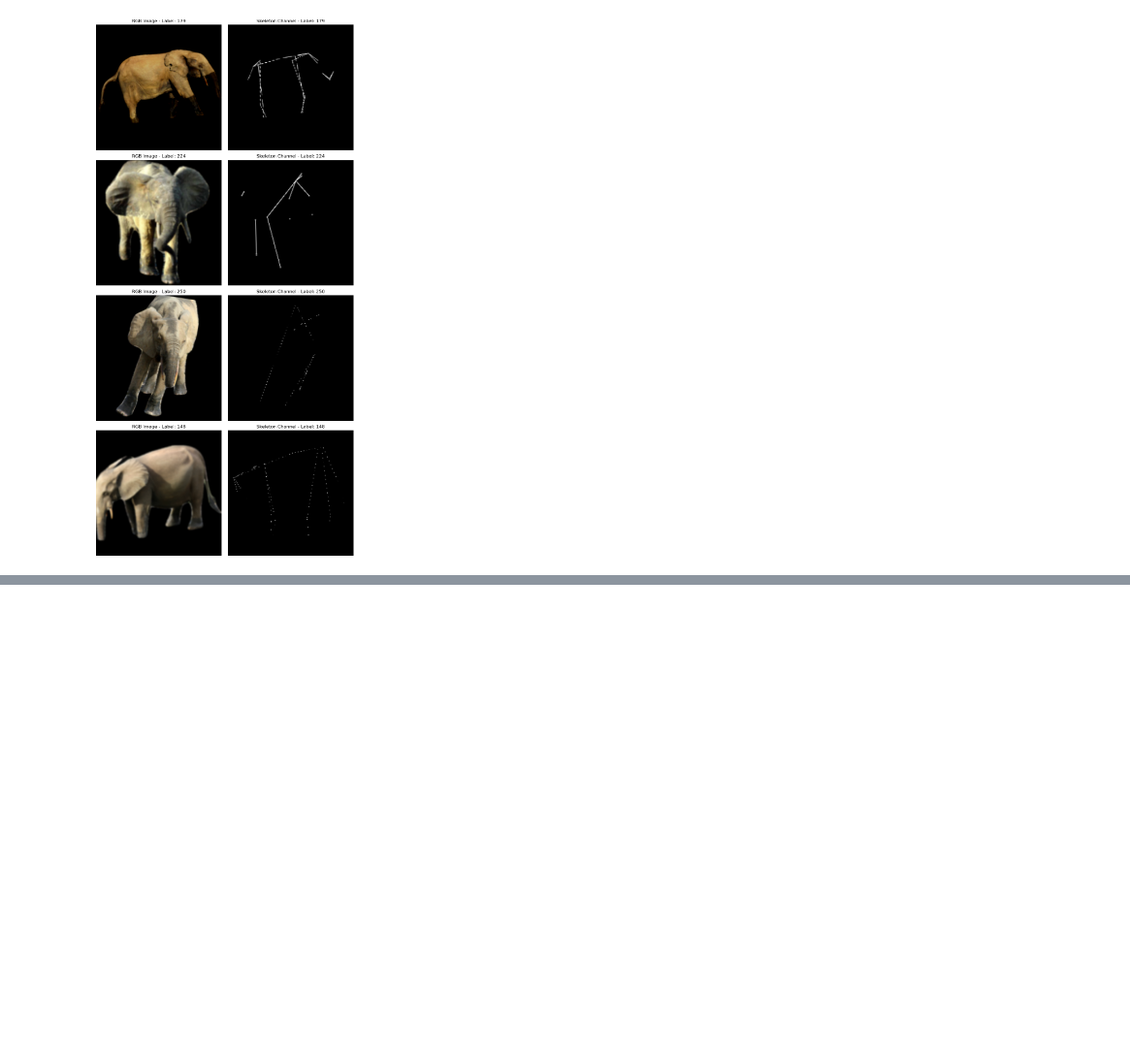
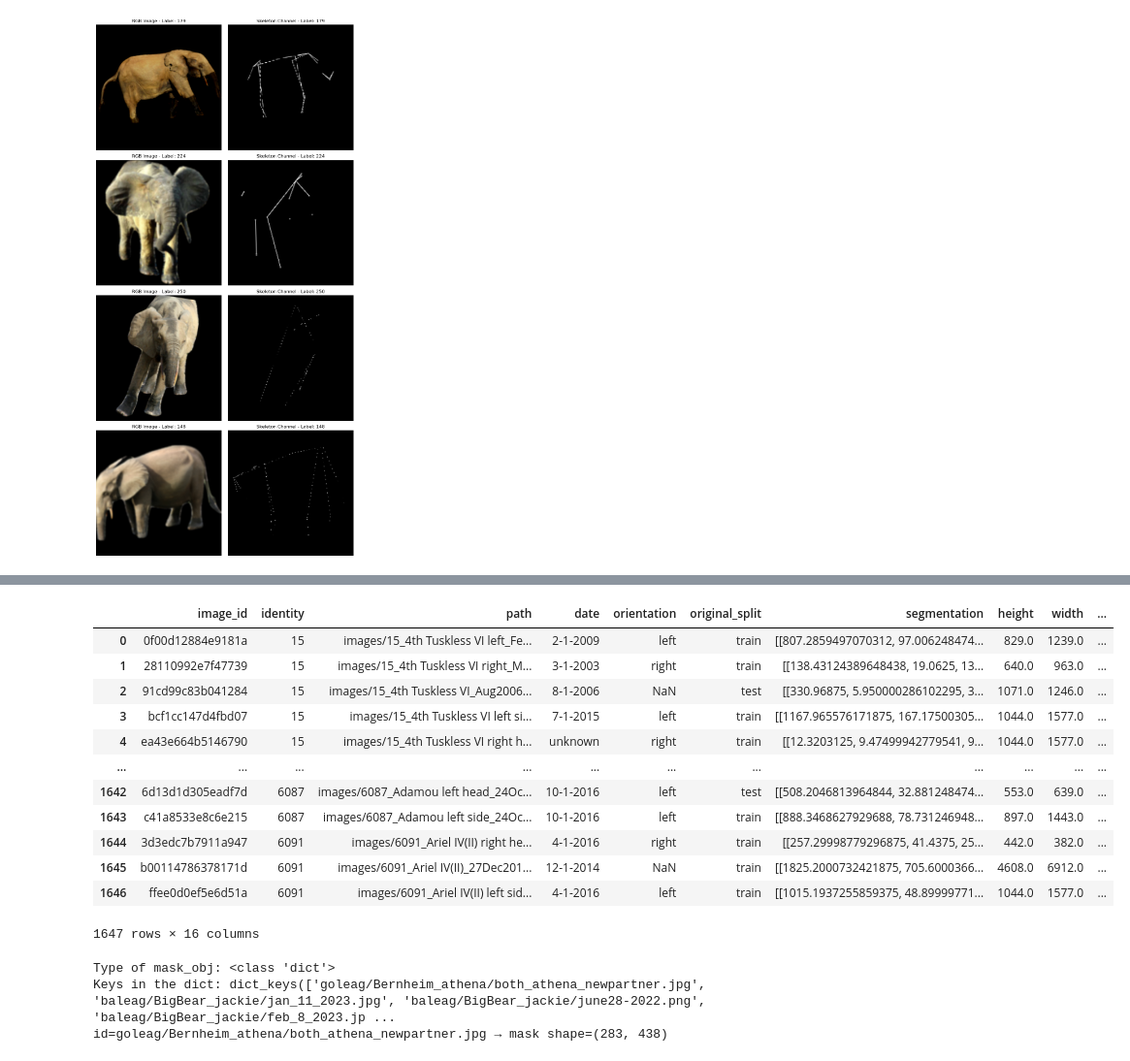
Before and after one commit to ameeassad/EagleID, a Jupyter notebook: notebooks/download_wildlife_ELPephant.ipynb, the cells around one changed output, grey strips where cells are left out. Shown at 97% size. Cells and saved outputs as stored; diff of their text form; code cells hidden in the pictures; blank space fills up the shorter version.

Commit message:
sweeping training

```diff
--- a/notebooks/download_wildlife_ELPephant.ipynb
+++ b/notebooks/download_wildlife_ELPephant.ipynb
@@ -166,0 +189,16 @@ cache_raptor_elephants.to_csv('/Users/amee/Documents/code/master-thesis/EagleID/
+# %%
+path_elephants = os.path.join(path)
+dataset_elephants = datasets.ELPephants(path_elephants)
+
+data_elephants = WildlifeDataModule(
+                            metadata=dataset_elephants.df,
+                            data_dir=path_elephants,
+                            preprocess_lvl=2,
+                            batch_size=4,
+                            cache_path="/Users/amee/Documents/code/master-thesis/EagleID/dataset/dataframe/cache_elephants_split.csv",
+                            animal_cat="mammal",
+                            splitter ='metadata_split',
+                            only_cache=True,
+                            wildlife_names='ELPephant',
+                            precompute=True,
+                          )
@@ -166,0 +245,50 @@ cache_raptor_elephants.to_csv('/Users/amee/Documents/code/master-thesis/EagleID/
+# %%
+data_elephants.train_dataset.metadata
+# %% [output]
+|  | image_id | identity | path | date | orientation | original_split | segmentation | height | width | ... |
+| 0 | 0f00d12884e9181a | 15 | images/15_4th Tuskless VI left_Fe... | 2-1-2009 | left | train | [[807.2859497070312, 97.006248474... | 829.0 | 1239.0 | ... |
+| 1 | 28110992e7f47739 | 15 | images/15_4th Tuskless VI right_M... | 3-1-2003 | right | train | [[138.43124389648438, 19.0625, 13... | 640.0 | 963.0 | ... |
+| 2 | 91cd99c83b041284 | 15 | images/15_4th Tuskless VI_Aug2006... | 8-1-2006 | NaN | test | [[330.96875, 5.950000286102295, 3... | 1071.0 | 1246.0 | ... |
+| 3 | bcf1cc147d4fbd07 | 15 | images/15_4th Tuskless VI left si... | 7-1-2015 | left | train | [[1167.965576171875, 167.17500305... | 1044.0 | 1577.0 | ... |
+| 4 | ea43e664b5146790 | 15 | images/15_4th Tuskless VI right h... | unknown | right | train | [[12.3203125, 9.47499942779541, 9... | 1044.0 | 1577.0 | ... |
+| ... | ... | ... | ... | ... | ... | ... | ... | ... | ... | ... |
+| 1642 | 6d13d1d305eadf7d | 6087 | images/6087_Adamou left head_24Oc... | 10-1-2016 | left | test | [[508.2046813964844, 32.881248474... | 553.0 | 639.0 | ... |
+| 1643 | c41a8533e8c6e215 | 6087 | images/6087_Adamou left side_24Oc... | 10-1-2016 | left | train | [[888.3468627929688, 78.731246948... | 897.0 | 1443.0 | ... |
+| 1644 | 3d3edc7b7911a947 | 6091 | images/6091_Ariel IV(II) right he... | 4-1-2016 | right | train | [[257.29998779296875, 41.4375, 25... | 442.0 | 382.0 | ... |
+| 1645 | b00114786378171d | 6091 | images/6091_Ariel IV(II)_27Dec201... | 12-1-2014 | NaN | train | [[1825.2000732421875, 705.6000366... | 4608.0 | 6912.0 | ... |
+| 1646 | ffee0d0ef5e6d51a | 6091 | images/6091_Ariel IV(II) left sid... | 4-1-2016 | left | train | [[1015.1937255859375, 48.89999771... | 1044.0 | 1577.0 | ... |
+1647 rows × 16 columns
+# %%
+import numpy as np
+
+# 1) Load the .npz archive
+path = '/Users/amee/Documents/code/master-thesis/EagleID/dataset/data_cache/gallery_raptors_mask.npz'
+archive = np.load(path, allow_pickle=True)
+
+# 2) Access the zero‐dimensional 'mask' entry and unwrap it
+#    Since archive['mask'].shape == (), use .item() to get the Python object inside
+mask_obj = archive['mask'].item()
+
+# 3) Inspect what you’ve got
+print("Type of mask_obj:", type(mask_obj))
+if isinstance(mask_obj, dict):
+    print("Keys in the dict:", mask_obj.keys())
+elif isinstance(mask_obj, np.ndarray):
+    print("Array shape:", mask_obj.shape)
+else:
+    # Fallback for other types (e.g., list, custom class, etc.)
+    print(mask_obj)
+
+# 4) If it’s a dict, pull out what you need
+if isinstance(mask_obj, dict):
+    # example: if your dict maps image_id → mask_array
+    for img_id, mask_arr in mask_obj.items():
+        print(f"id={img_id} → mask shape={mask_arr.shape}")
+        # break after first to sanity‐check
+        break
+
+archive.close()
+# %% [output]
+Type of mask_obj: <class 'dict'>
+Keys in the dict: dict_keys(['goleag/Bernheim_athena/both_athena_newpartner.jpg', 'baleag/BigBear_jackie/jan_11_2023.jpg', 'baleag/BigBear_jackie/june28-2022.png', 'baleag/BigBear_jackie/feb_8_2023.jp ...
+id=goleag/Bernheim_athena/both_athena_newpartner.jpg → mask shape=(283, 438)
```
Also changed, not shown: parts of 3 cells of this notebook, 10 other files.
